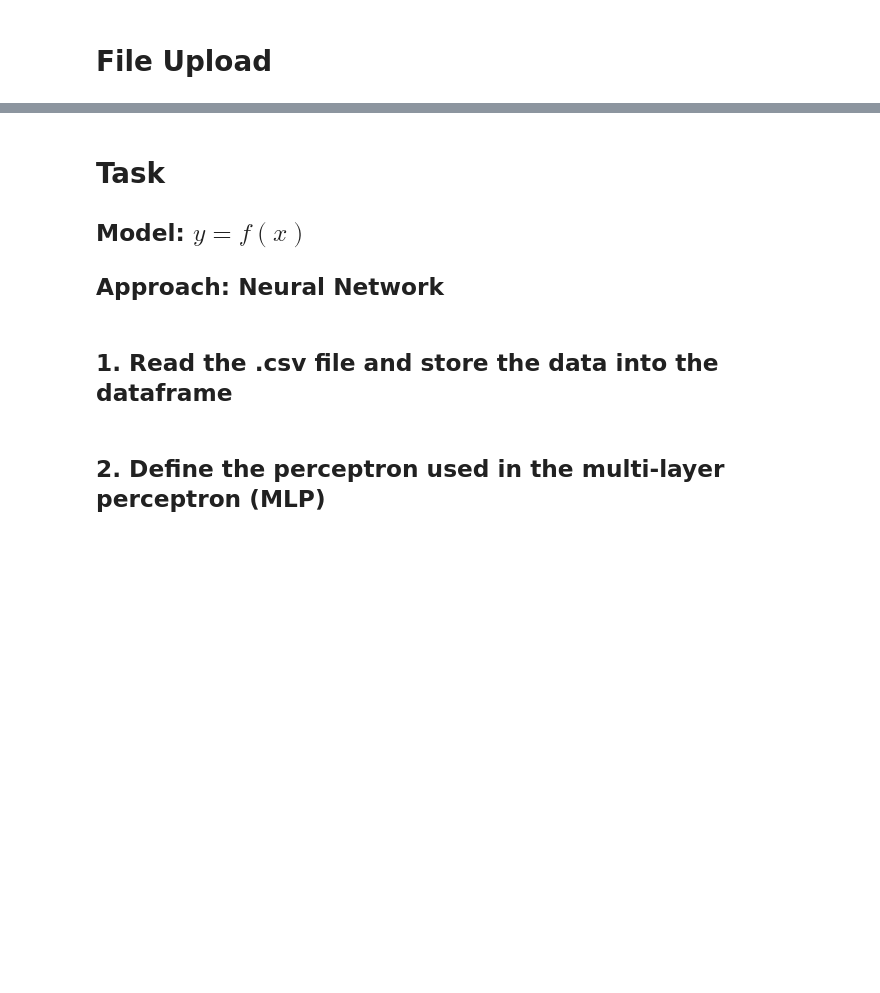
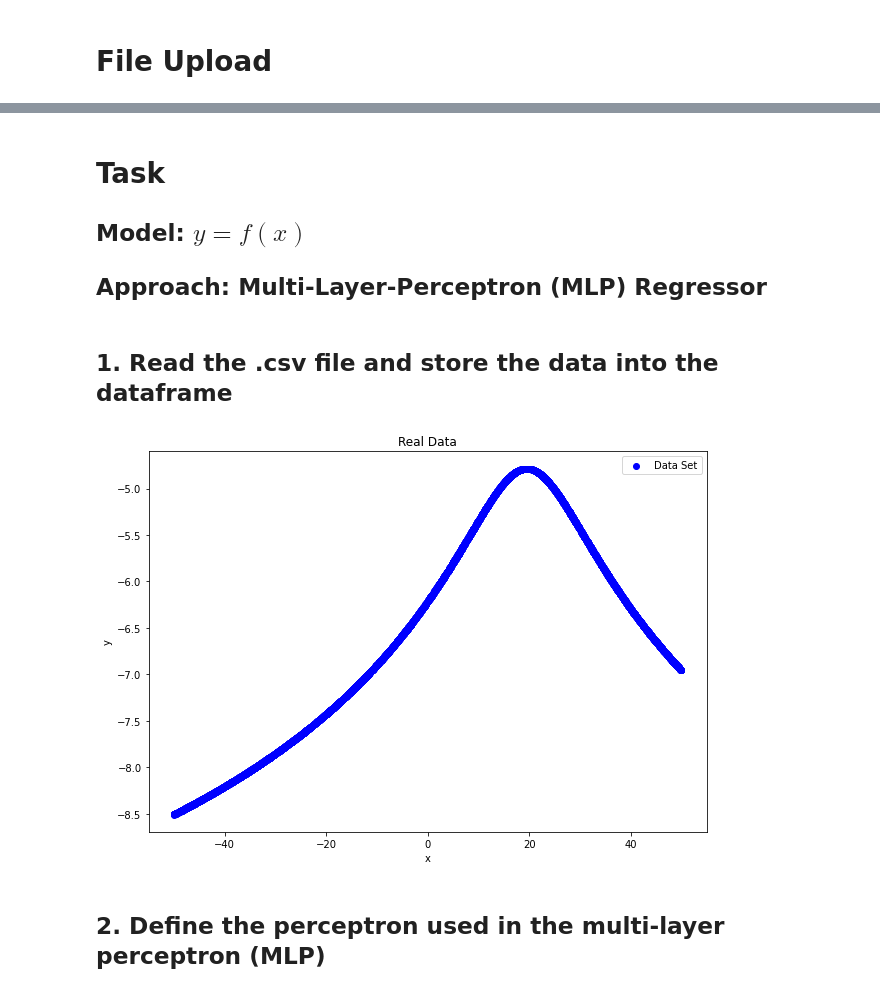
Before and after one commit to LeeChangYoon/Machine-Learning-Basics-And-Applications, a Jupyter notebook: Machine_Learning_HW3/Machine_Learning_HW3.ipynb, the cells around one changed output, grey strips where cells are left out. Saved outputs shown, nothing was run; the diff lists cells and outputs as text; code cells hidden in the pictures; blank space fills up the shorter version.

```diff
--- a/Machine_Learning_HW3/Machine_Learning_HW3.ipynb
+++ b/Machine_Learning_HW3/Machine_Learning_HW3.ipynb
@@ -12,23 +16,25 @@ for f in uploaded.keys():
 # Task
 
 ## Model: $y = f(x)$
-## Approach: Neural Network
+## Approach: Multi-Layer-Perceptron (MLP) Regressor
 # %% [markdown]
 ## 1. Read the .csv file and store the data into the dataframe
 # %%
 import pandas as pd
 import matplotlib.pyplot as plt
 
 
 plt.figure(figsize=(10, 7))
 plt.title("Real Data")
 
 data = pd.read_csv("./hw3_data.csv").sort_values(by='x', axis=0)
-plt.plot(data['x'], data['y'], 'bo', label="Data Set")
+plt.scatter(data['x'], data['y'], color='blue', label="Data Set")
 plt.xlabel('x')
 plt.ylabel('y')
 plt.legend()
 plt.show()
+# %% [output]
+[figure, added]
 # %% [markdown]
 ## 2. Define the perceptron used in the multi-layer perceptron (MLP)
 # %% [markdown]
```
Also changed, not shown: parts of 15 cells of this notebook.
